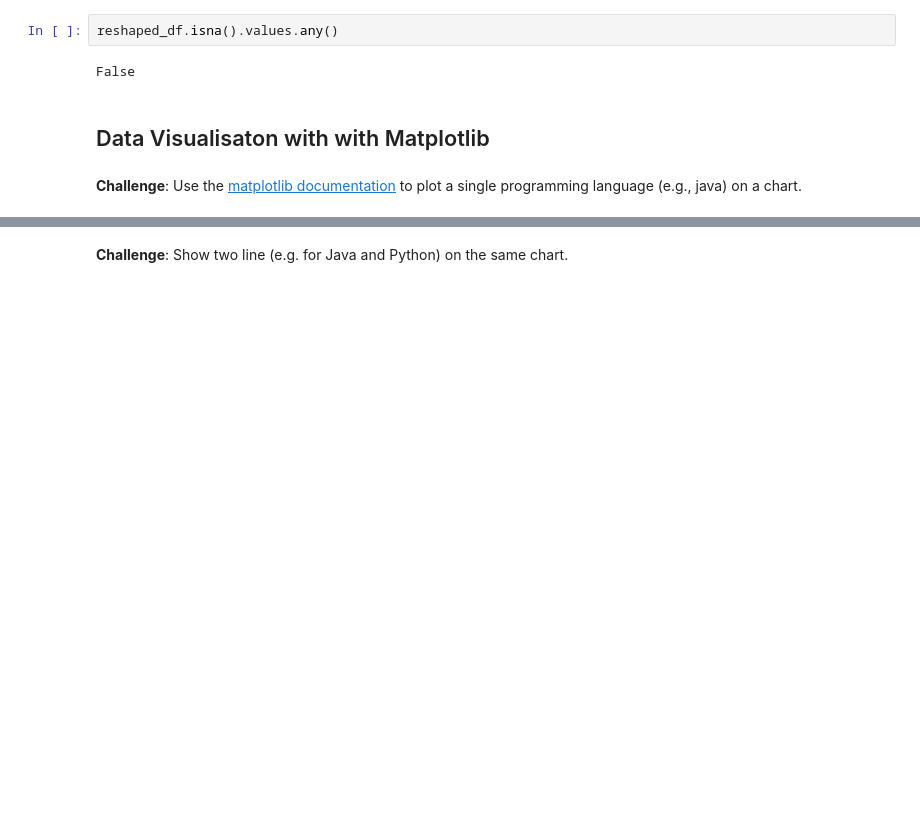
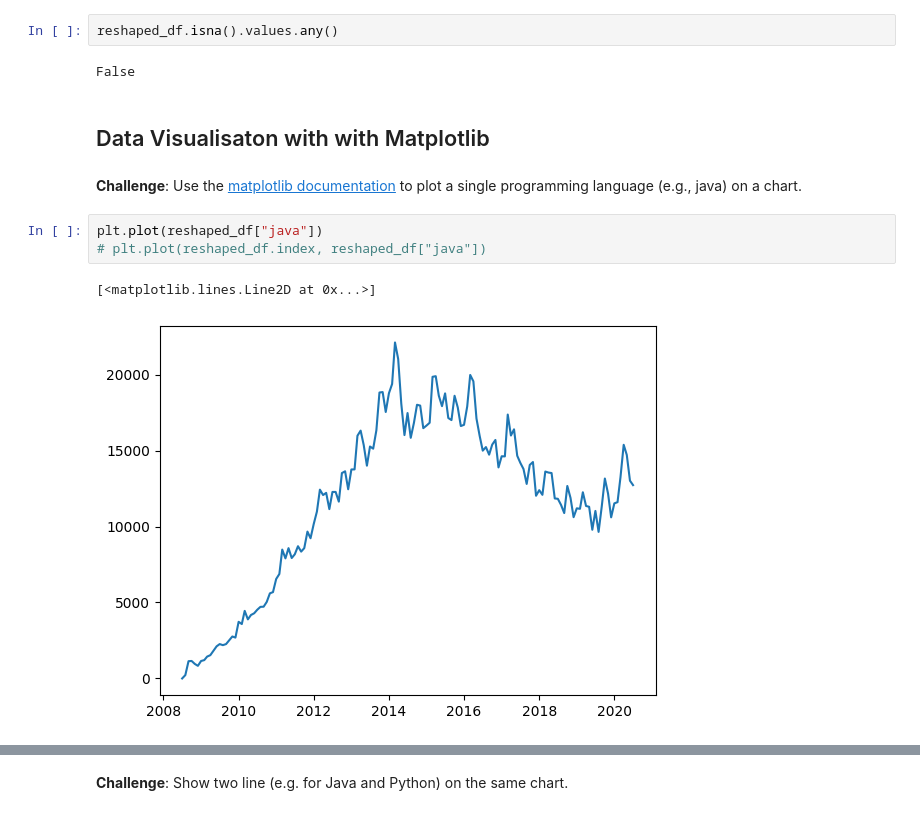
Before and after one commit to bnedjm/100-Dayz-of-Code, a Jupyter notebook: 04-Advanced-Section/Day-073 - Data Visualisation with Matplotlib - Programming Languages/Programming_Languages.ipynb, the cells around one changed output, grey strips where cells are left out. Cells and saved outputs as stored; diff of their text form; blank space fills up the shorter version.

Commit message:
data visualisation with matplotlib

```diff
--- a/04-Advanced-Section/Day-073 - Data Visualisation with Matplotlib - Programming Languages/Programming_Languages.ipynb
+++ b/04-Advanced-Section/Day-073 - Data Visualisation with Matplotlib - Programming Languages/Programming_Languages.ipynb
@@ -236,3 +237,9 @@ False
 ## Data Visualisaton with with Matplotlib
 # %% [markdown]
 **Challenge**: Use the [matplotlib documentation](https://matplotlib.org/3.2.1/api/_as_gen/matplotlib.pyplot.plot.html#matplotlib.pyplot.plot) to plot a single programming language (e.g., java) on a chart.
+# %%
+plt.plot(reshaped_df["java"])
+# plt.plot(reshaped_df.index, reshaped_df["java"])
+# %% [output]
+[<matplotlib.lines.Line2D at 0x...>]
+[figure, added]
```
Also changed, not shown: parts of 4 cells of this notebook.
